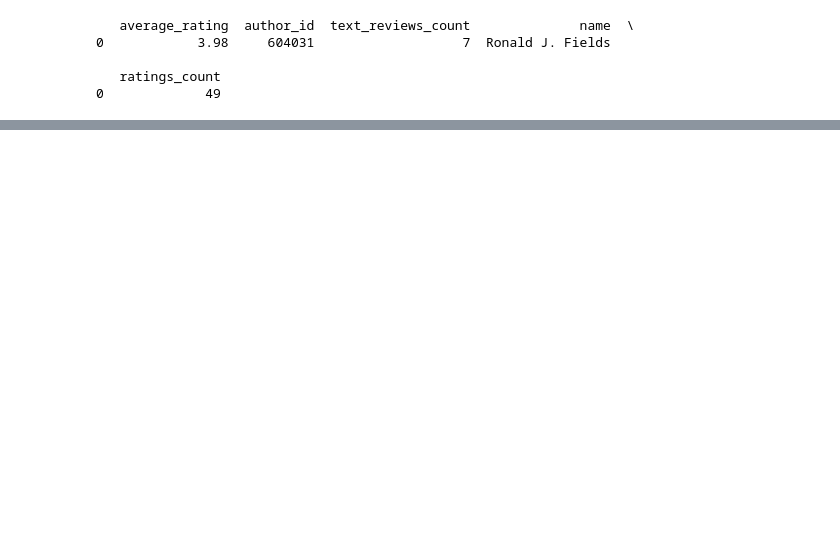
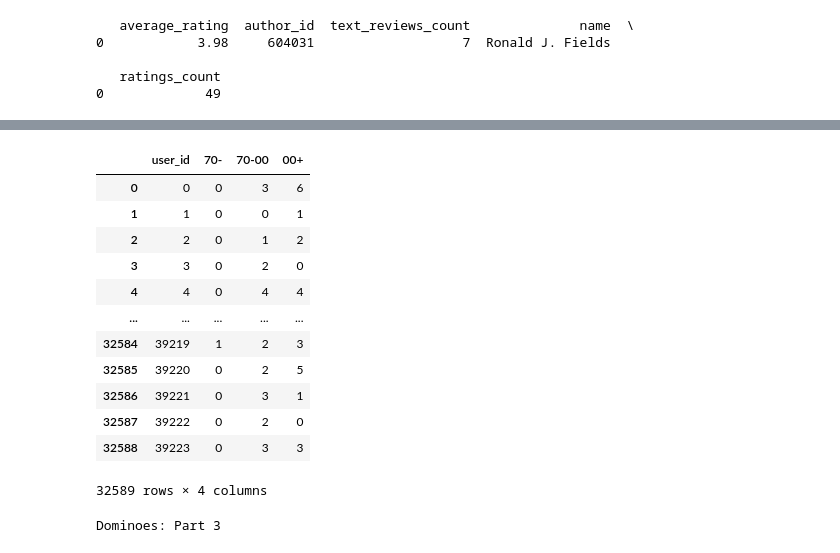
Before and after one commit to gmonteiroc21/desafio_bookbridge, a Jupyter notebook: bookbridge.ipynb, the cells around one changed output, grey strips where cells are left out. Saved outputs shown, nothing was run; the diff lists cells and outputs as text; code cells hidden in the pictures; blank space fills up the shorter version.

Commit message:
Adicionando o notebook com a recomendação
o notebook sabe escolher o melhor livro para o usuário

```diff
--- a/bookbridge.ipynb
+++ b/bookbridge.ipynb
@@ -57,7 +50,7 @@ print(interactions_df.head(1))
 0        0      948        1       5            0
 # %%
 #transforma as informações dos livros em um dataframe
-df = pd.read_json(file_path+'goodreads_books.json', lines=True, nrows=200000) #limita em 200mil linhas
+df = pd.read_json(file_path+'goodreads_books.json', lines=True, nrows=100000) #limita em 100mil linhas
 colunas_desejadas = ['book_id',  'authors' ,'title', 'average_rating', 'ratings_count',
               'num_pages', 'publication_year', 'text_reviews_count']
 books_df = df[colunas_desejadas]
@@ -135 +115,7 @@ print(genres_df.head(1))
+# %%
+books_df = books_df.merge(
+    genres_df[['book_id', 'genres']],  # Seleciona apenas 'book_id' e 'genres'
+    on='book_id',  # A chave de junção
+    how='left'  # Mantém todos os livros, mesmo aqueles sem gênero
+)
 # %% [markdown]
@@ -161,11 +122,0 @@ print(genre_stats_df.sort_values(by='average_rating', ascending=False))
-# %%
-# Filtrar apenas as interações que têm avaliação (opcional, dependendo do critério)
-interactions_df = interactions_df[interactions_df['is_reviewed'] == 1]
-
-# Contar avaliações por usuário
-user_ranking = interactions_df.groupby('user_id').size().reset_index(name='review_count')
-
-# Ordenar o ranking em ordem decrescente
-user_ranking = user_ranking.sort_values(by='review_count', ascending=False).reset_index(drop=True)
-
-print(user_ranking)
@@ -186,0 +169,31 @@ print(user_ranking)
+# %%
+user_literary_age = calculate_user_literary_age(interactions_df, books_df)
+user_literary_age
+# %% [output]
+|  | user_id | 70- | 70-00 | 00+ |
+| 0 | 0 | 0 | 3 | 6 |
+| 1 | 1 | 0 | 0 | 1 |
+| 2 | 2 | 0 | 1 | 2 |
+| 3 | 3 | 0 | 2 | 0 |
+| 4 | 4 | 0 | 4 | 4 |
+| ... | ... | ... | ... | ... |
+| 32584 | 39219 | 1 | 2 | 3 |
+| 32585 | 39220 | 0 | 2 | 5 |
+| 32586 | 39221 | 0 | 3 | 1 |
+| 32587 | 39222 | 0 | 2 | 0 |
+| 32588 | 39223 | 0 | 3 | 3 |
+32589 rows × 4 columns
+# %%
+user_id = 18
+user_genre = top_genre_per_user[top_genre_per_user['user_id'] == user_id]['favorite_genre'].iloc[0]
+
+# Filtra o DataFrame de estatísticas de gêneros para pegar a linha correspondente ao gênero
+best_book_in_genre = genre_stats_df[genre_stats_df['genres'] == user_genre]
+
+# Agora, você pode acessar as informações do melhor livro desse gênero
+best_book = best_book_in_genre['title'].iloc[0]  # Pega o nome do melhor livro
+
+# Exibe o melhor livro do gênero
+print(best_book)
+# %% [output]
+Dominoes: Part 3
```
Also changed, not shown: parts of 16 cells of this notebook.
